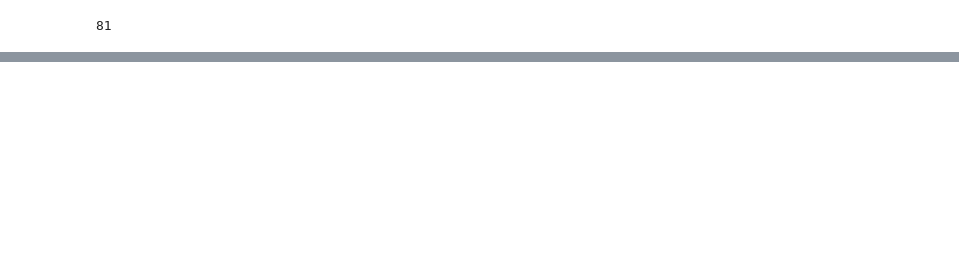
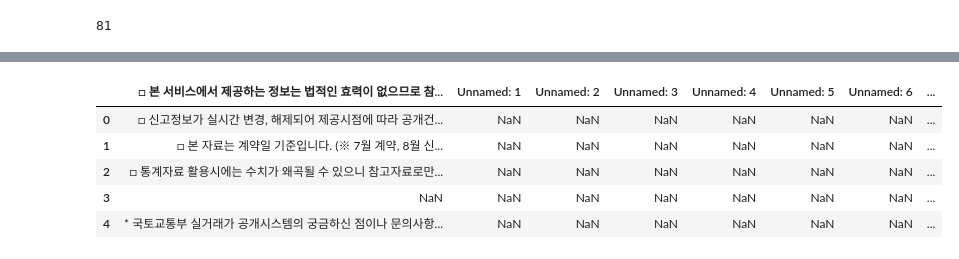
Before and after one commit to good5229/jeonju-contest, a Jupyter notebook: Analysis.ipynb, the cells around one changed output, grey strips where cells are left out. Drawn from its saved outputs; the diff is of its cells as text; code cells hidden in the pictures; blank space fills up the shorter version.

```diff
--- a/Analysis.ipynb
+++ b/Analysis.ipynb
@@ -625,0 +605,12 @@ NameError: name 'river_around_area' is not defined
+# %%
+#### 보증금 / 월세
+deokjin_trade_mono = pd.read_excel('./exchange/deokjin/단독다가구(전월세)_실거래가_20210428221912_덕진.xlsx')
+deokjin_trade_mono.drop([:6])
+deokjin_trade_mono
+# %% [output]
+|  | □ 본 서비스에서 제공하는 정보는 법적인 효력이 없으므로 참... | Unnamed: 1 | Unnamed: 2 | Unnamed: 3 | Unnamed: 4 | Unnamed: 5 | Unnamed: 6 | ... |
+| 0 | □ 신고정보가 실시간 변경, 해제되어 제공시점에 따라 공개건... | NaN | NaN | NaN | NaN | NaN | NaN | ... |
+| 1 | □ 본 자료는 계약일 기준입니다. (※ 7월 계약, 8월 신... | NaN | NaN | NaN | NaN | NaN | NaN | ... |
+| 2 | □ 통계자료 활용시에는 수치가 왜곡될 수 있으니 참고자료로만... | NaN | NaN | NaN | NaN | NaN | NaN | ... |
+| 3 | NaN | NaN | NaN | NaN | NaN | NaN | NaN | ... |
+| 4 | * 국토교통부 실거래가 공개시스템의 궁금하신 점이나 문의사항... | NaN | NaN | NaN | NaN | NaN | NaN | ... |
```
Also changed, not shown: parts of 4 cells of this notebook, 9 other files.
